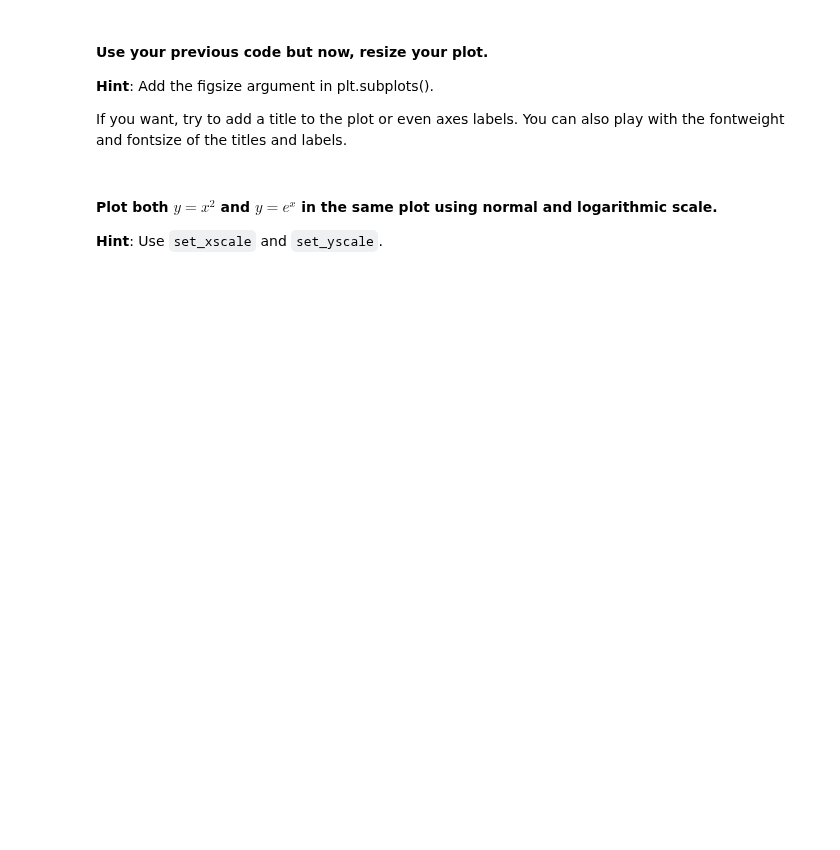
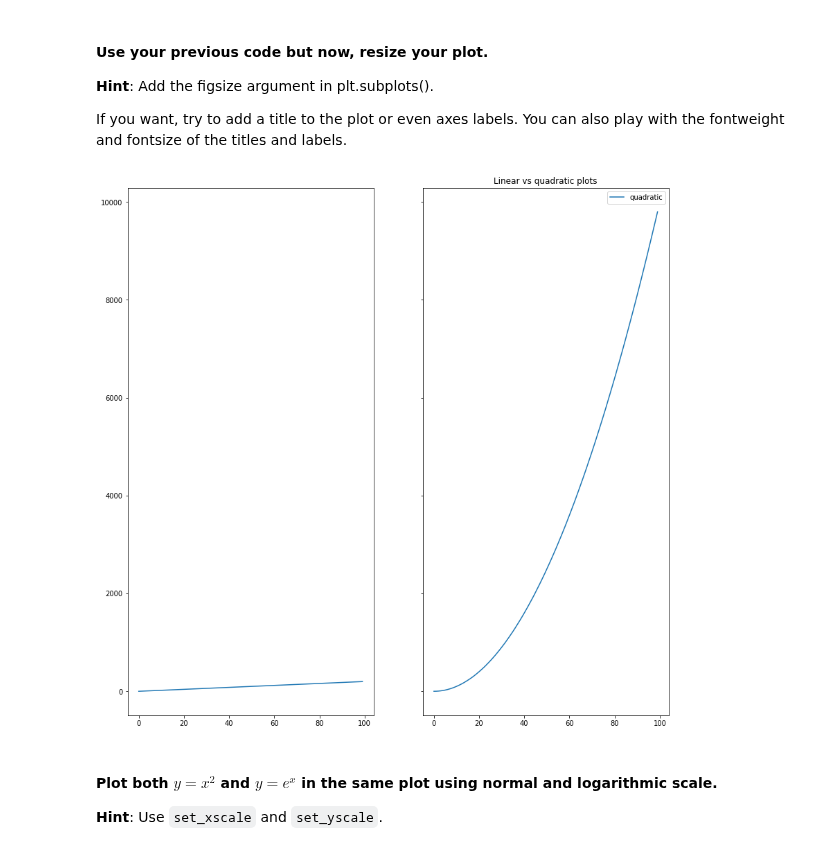
Before and after one commit to ta-data-lis/lab-matplotlib-seaborn, a Jupyter notebook: your-code/main.ipynb, the cells around one changed output. Saved outputs shown, nothing was run; the diff lists cells and outputs as text; code cells hidden in the pictures; blank space fills up the shorter version.

```diff
--- a/your-code/main.ipynb
+++ b/your-code/main.ipynb
@@ -36,3 +56,15 @@ If you want, try to add a title to the plot or even axes labels. You can also pl
+# %%
+## your code here
+f, (ax1, ax2) = plt.subplots(1, 2, sharey=True, figsize=(14,14))
+ax1.plot(x, y, label = 'linear')
+ax2.plot(x, z, label = 'quadratic')
+
+
+plt.title("Linear vs quadratic plots")
+plt.legend()
+plt.show()
+# %% [output]
+[figure, added]
 # %% [markdown]
 #### Plot both $y=x^2$ and $y=e^x$ in the same plot using normal and logarithmic scale.
 **Hint**: Use `set_xscale` and `set_yscale`.
```
Also changed, not shown: parts of 58 cells of this notebook, 3 other files.
